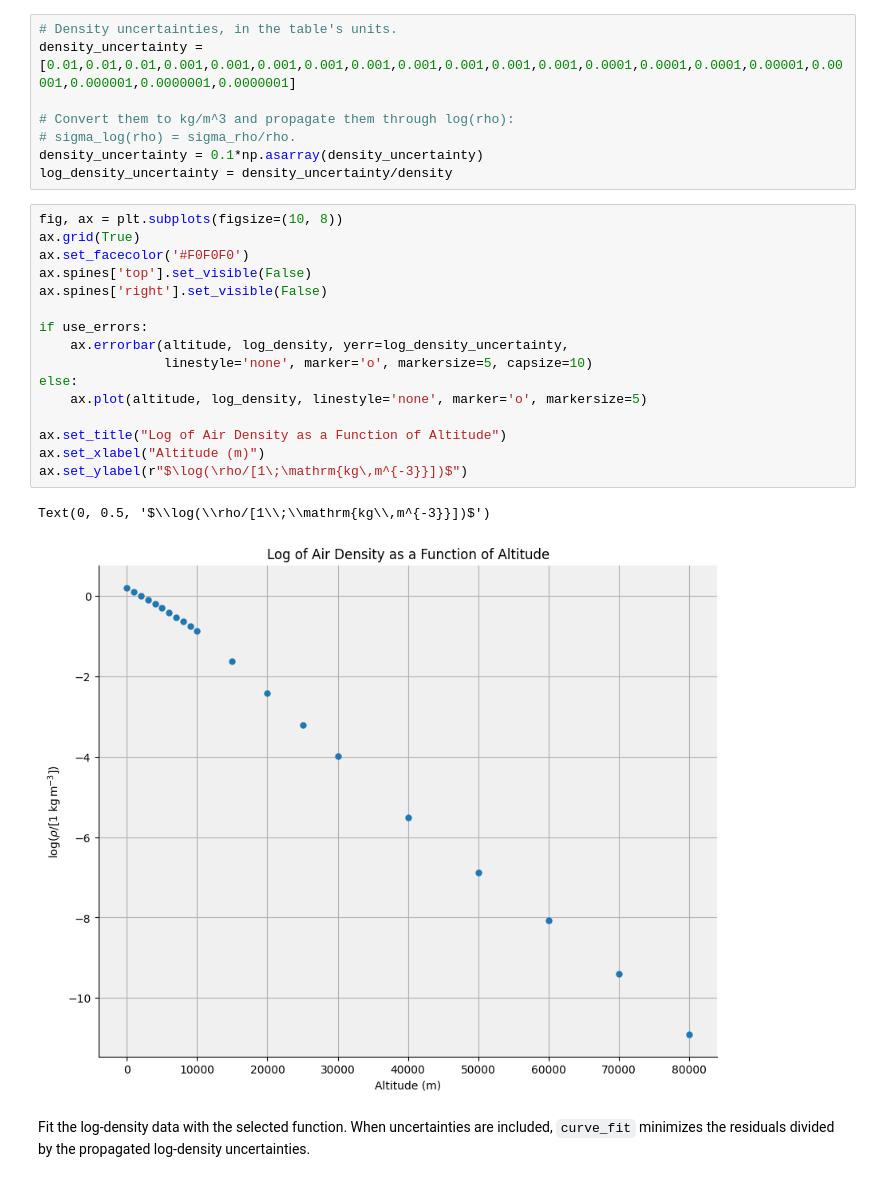
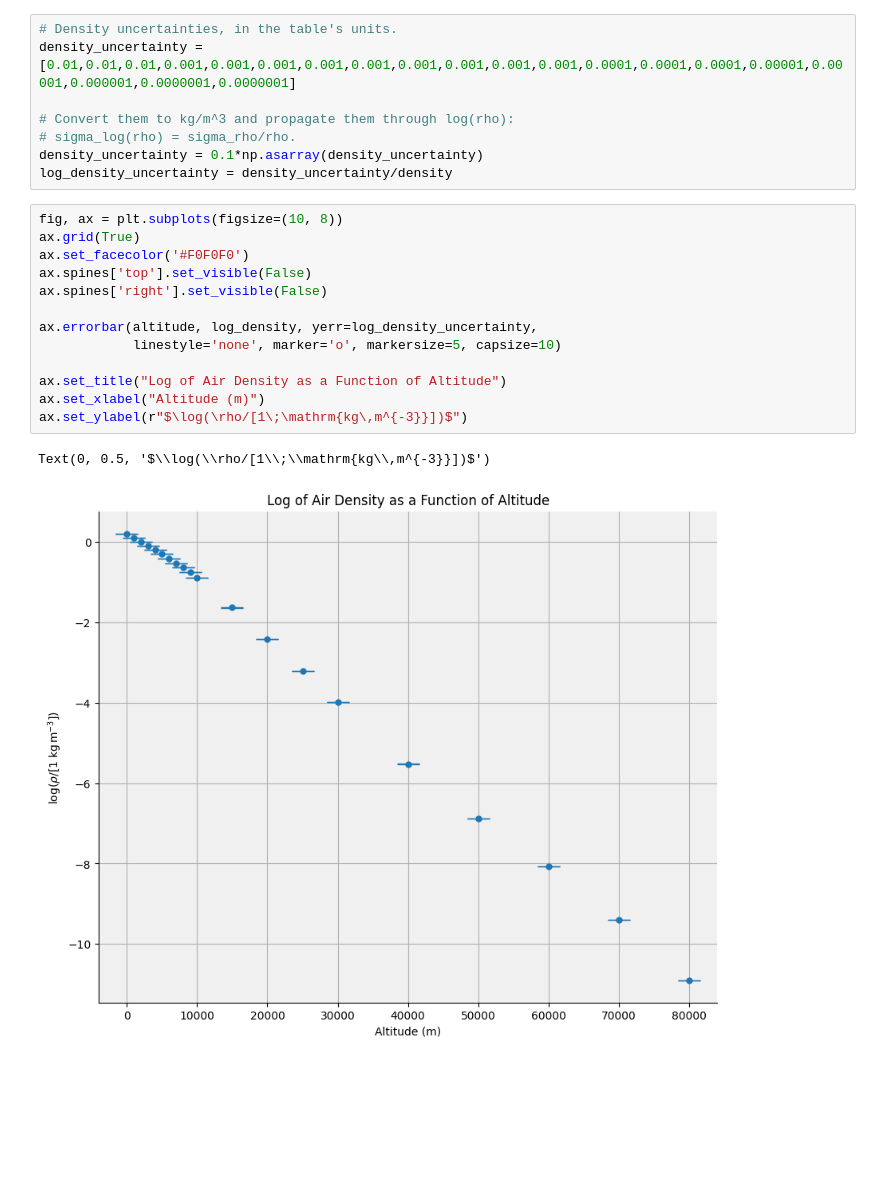
Before and after one commit to brash99/phys441, a Jupyter notebook: JupyterNotebooks/Week1/graph_air_density_log.ipynb, the cells around one changed output. Cells and saved outputs as stored; diff of their text form; blank space fills up the shorter version.

```diff
--- a/JupyterNotebooks/Week1/graph_air_density_log.ipynb
+++ b/JupyterNotebooks/Week1/graph_air_density_log.ipynb
@@ -71,21 +85,16 @@ log_density_uncertainty = density_uncertainty/density
 # %%
 fig, ax = plt.subplots(figsize=(10, 8))
 ax.grid(True)
 ax.set_facecolor('#F0F0F0')
 ax.spines['top'].set_visible(False)
 ax.spines['right'].set_visible(False)
 
-if use_errors:
-    ax.errorbar(altitude, log_density, yerr=log_density_uncertainty,
-                linestyle='none', marker='o', markersize=5, capsize=10)
-else:
-    ax.plot(altitude, log_density, linestyle='none', marker='o', markersize=5)
+ax.errorbar(altitude, log_density, yerr=log_density_uncertainty,
+            linestyle='none', marker='o', markersize=5, capsize=10)
 
 ax.set_title("Log of Air Density as a Function of Altitude")
 ax.set_xlabel("Altitude (m)")
 ax.set_ylabel(r"$\log(\rho/[1\;\mathrm{kg\,m^{-3}}])$")
 # %% [output]
 Text(0, 0.5, '$\\log(\\rho/[1\\;\\mathrm{kg\\,m^{-3}}])$')
-[figure, old version]
+[figure, new version]
-# %% [markdown]
-Fit the log-density data with the selected function. When uncertainties are included, `curve_fit` minimizes the residuals divided by the propagated log-density uncertainties.
```
Also changed, not shown: parts of 24 cells of this notebook, 1 other file.
